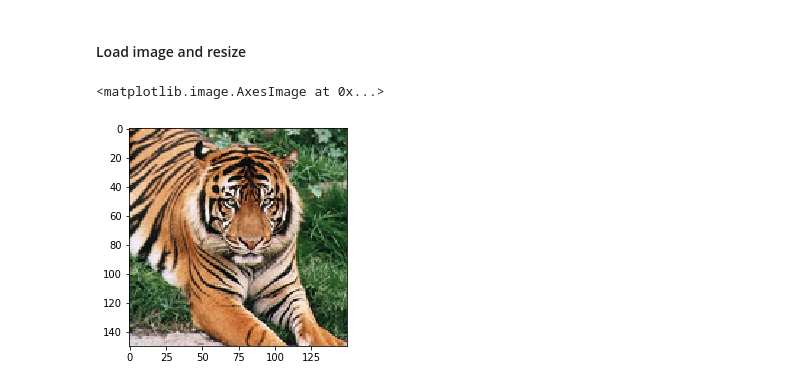
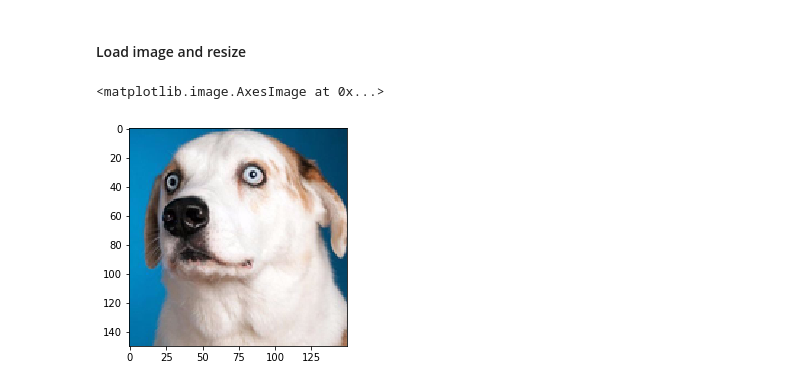
Before and after one commit to BinaryFiddler/UCSD-CSE291-Archive, a Jupyter notebook: homework4/Q1.ipynb, the cells around one changed output. Saved outputs shown, nothing was run; the diff lists cells and outputs as text; code cells hidden in the pictures.

```diff
--- a/homework4/Q1.ipynb
+++ b/homework4/Q1.ipynb
@@ -59,9 +69,10 @@ from PIL import Image
 # %% [markdown]
 #### Load image and resize
 # %%
-image = Image.open('tiger.jpg')
+image = Image.open('huski.jpg')
 image.thumbnail((150, 150), Image.ANTIALIAS)
+
 plt.imshow(image)
 # %% [output]
 <matplotlib.image.AxesImage at 0x...>
-[figure, old version]
+[figure, new version]
```
Also changed, not shown: parts of 22 cells of this notebook, 6 other files.
